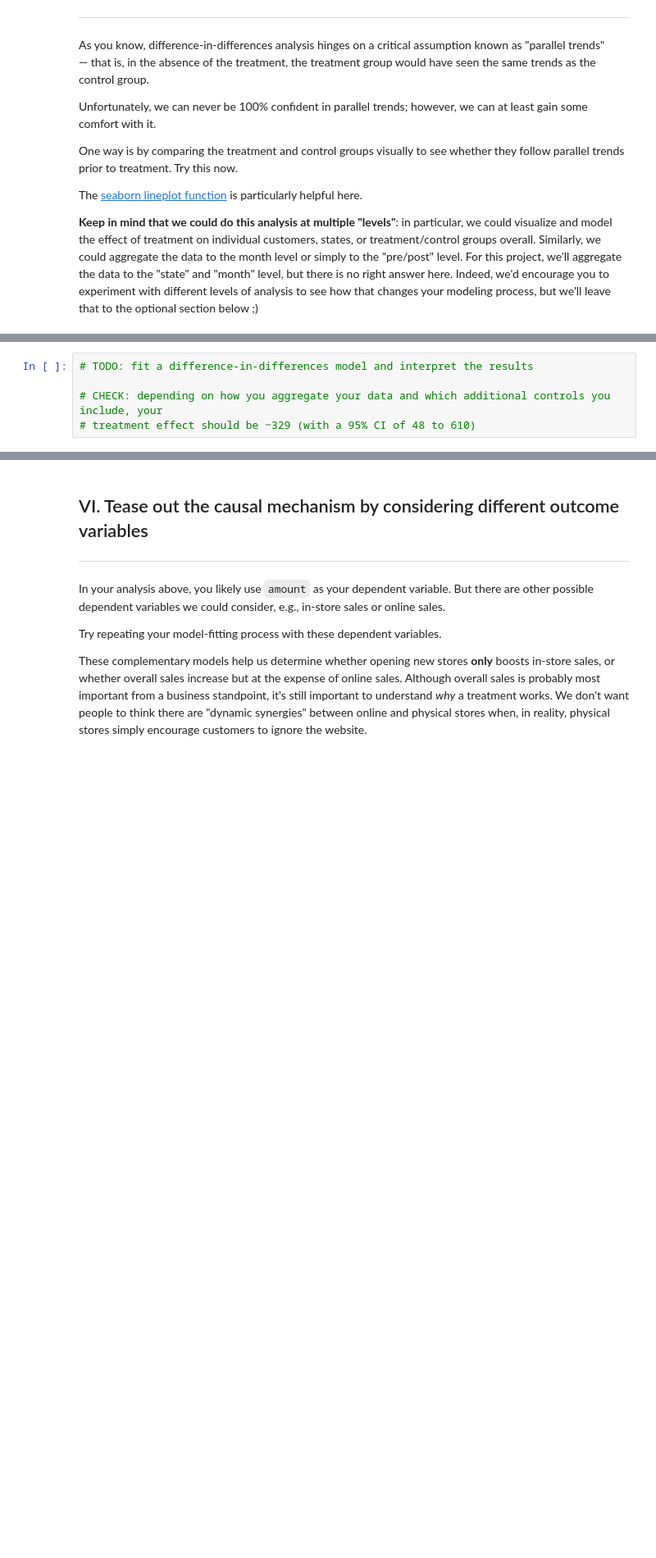
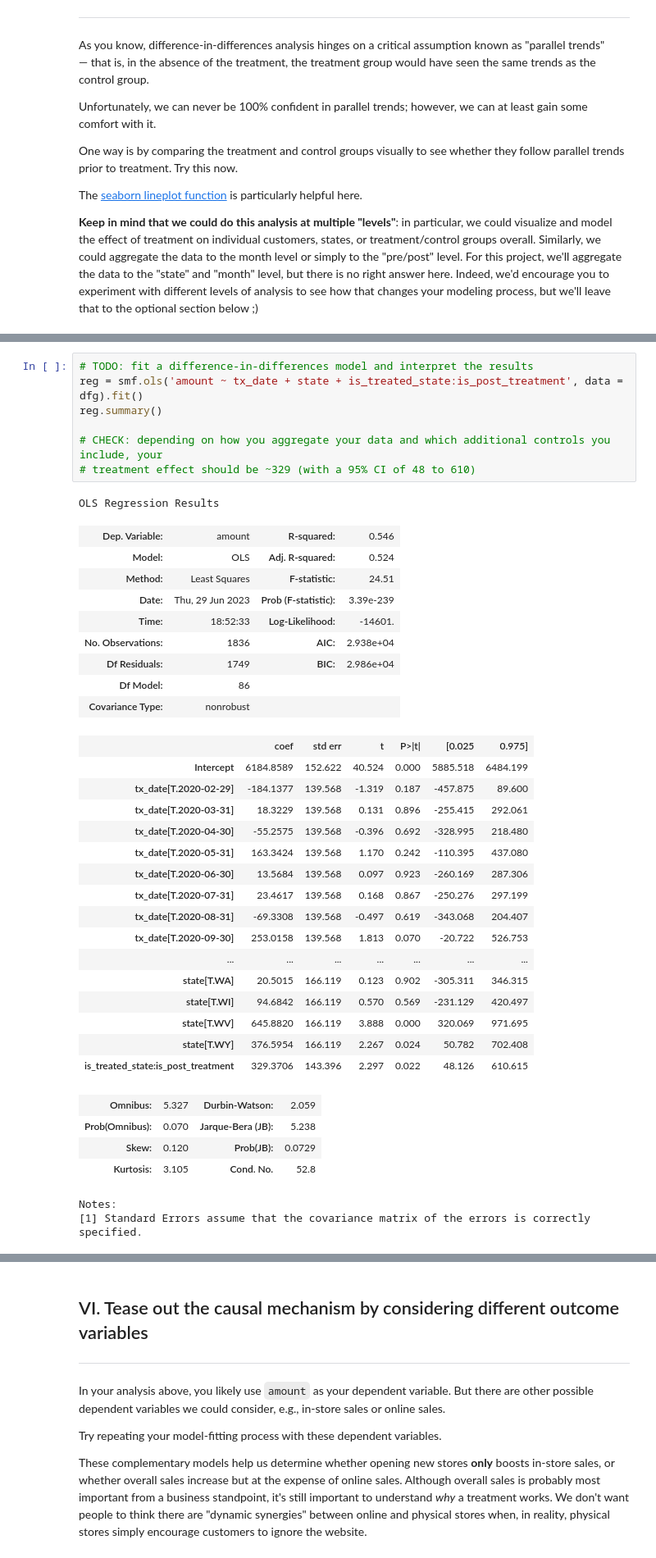
Before and after one commit to chua0332/co-rise-causal-inference, a Jupyter notebook: week3_project.ipynb, the cells around one changed output, grey strips where cells are left out. Shown at 82% size. Drawn from its saved outputs; the diff is of its cells as text; blank space fills up the shorter version.

```diff
--- a/week3_project.ipynb
+++ b/week3_project.ipynb
@@ -139,5 +205,40 @@ Woohoo! It's finally time to start modeling. Fit a DD regression using state and
 # %%
 # TODO: fit a difference-in-differences model and interpret the results
+reg = smf.ols('amount ~ tx_date + state + is_treated_state:is_post_treatment', data = dfg).fit()
+reg.summary()
 
 # CHECK: depending on how you aggregate your data and which additional controls you include, your
 # treatment effect should be ~329 (with a 95% CI of 48 to 610)
+# %% [output]
+OLS Regression Results
+| Dep. Variable: | amount | R-squared: | 0.546 |
+| Model: | OLS | Adj. R-squared: | 0.524 |
+| Method: | Least Squares | F-statistic: | 24.51 |
+| Date: | Thu, 29 Jun 2023 | Prob (F-statistic): | 3.39e-239 |
+| Time: | 18:52:33 | Log-Likelihood: | -14601. |
+| No. Observations: | 1836 | AIC: | 2.938e+04 |
+| Df Residuals: | 1749 | BIC: | 2.986e+04 |
+| Df Model: | 86 |  |  |
+| Covariance Type: | nonrobust |  |  |
+|  | coef | std err | t | P>|t| | [0.025 | 0.975] |
+| Intercept | 6184.8589 | 152.622 | 40.524 | 0.000 | 5885.518 | 6484.199 |
+| tx_date[T.2020-02-29] | -184.1377 | 139.568 | -1.319 | 0.187 | -457.875 | 89.600 |
+| tx_date[T.2020-03-31] | 18.3229 | 139.568 | 0.131 | 0.896 | -255.415 | 292.061 |
+| tx_date[T.2020-04-30] | -55.2575 | 139.568 | -0.396 | 0.692 | -328.995 | 218.480 |
+| tx_date[T.2020-05-31] | 163.3424 | 139.568 | 1.170 | 0.242 | -110.395 | 437.080 |
+| tx_date[T.2020-06-30] | 13.5684 | 139.568 | 0.097 | 0.923 | -260.169 | 287.306 |
+| tx_date[T.2020-07-31] | 23.4617 | 139.568 | 0.168 | 0.867 | -250.276 | 297.199 |
+| tx_date[T.2020-08-31] | -69.3308 | 139.568 | -0.497 | 0.619 | -343.068 | 204.407 |
+| tx_date[T.2020-09-30] | 253.0158 | 139.568 | 1.813 | 0.070 | -20.722 | 526.753 |
+| ... | ... | ... | ... | ... | ... | ... |
+| state[T.WA] | 20.5015 | 166.119 | 0.123 | 0.902 | -305.311 | 346.315 |
+| state[T.WI] | 94.6842 | 166.119 | 0.570 | 0.569 | -231.129 | 420.497 |
+| state[T.WV] | 645.8820 | 166.119 | 3.888 | 0.000 | 320.069 | 971.695 |
+| state[T.WY] | 376.5954 | 166.119 | 2.267 | 0.024 | 50.782 | 702.408 |
+| is_treated_state:is_post_treatment | 329.3706 | 143.396 | 2.297 | 0.022 | 48.126 | 610.615 |
+| Omnibus: | 5.327 | Durbin-Watson: | 2.059 |
+| Prob(Omnibus): | 0.070 | Jarque-Bera (JB): | 5.238 |
+| Skew: | 0.120 | Prob(JB): | 0.0729 |
+| Kurtosis: | 3.105 | Cond. No. | 52.8 |
+Notes:
+[1] Standard Errors assume that the covariance matrix of the errors is correctly specified.
```
Also changed, not shown: parts of 28 cells of this notebook.
